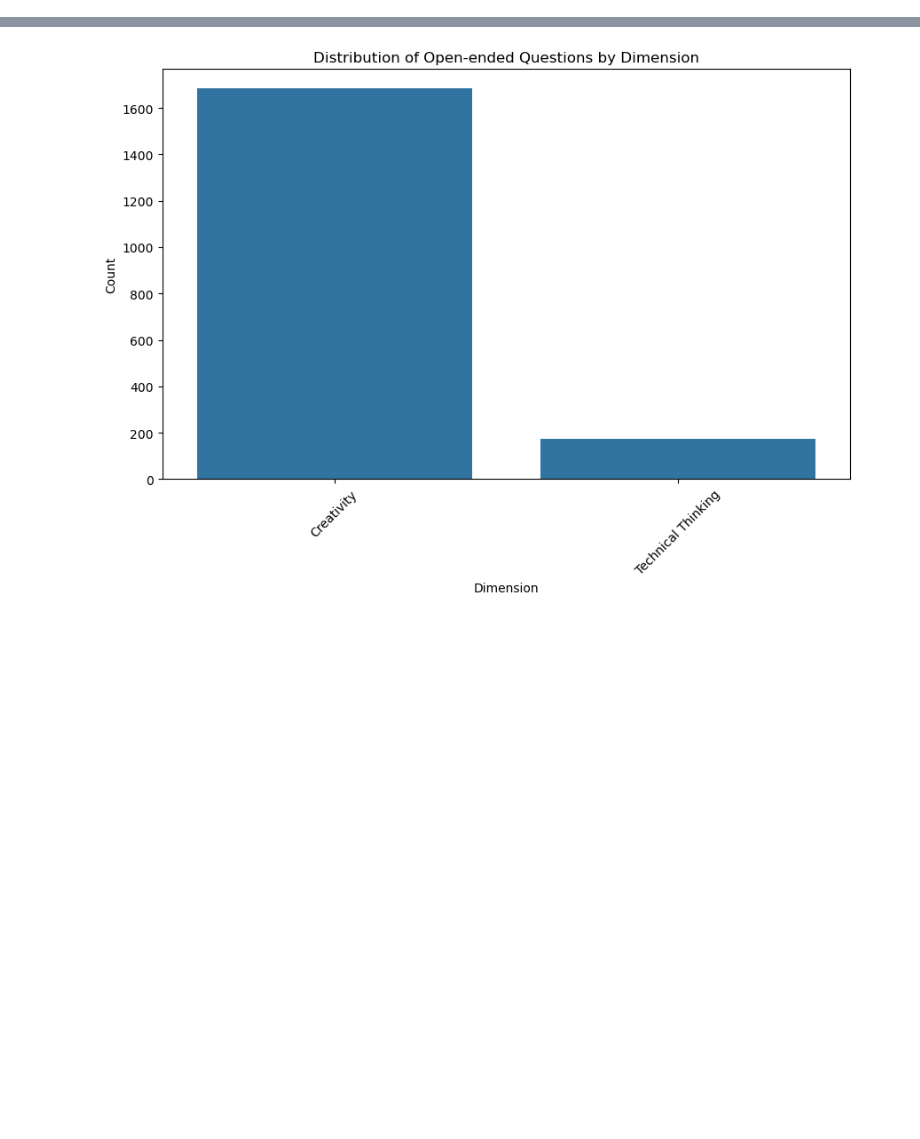
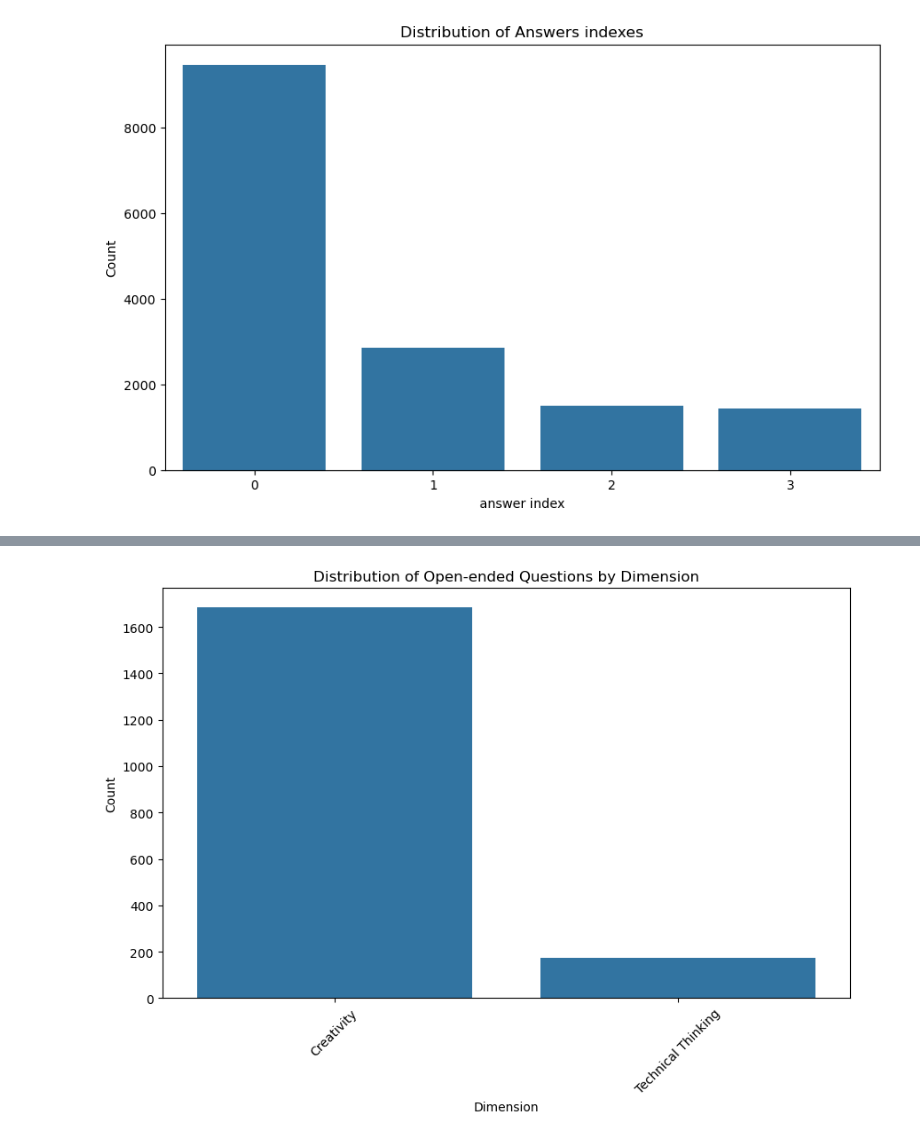
Before and after one commit to you66-s/cogni-eval, a Jupyter notebook: dataset_eda/eda.ipynb, the cells around one changed output, grey strips where cells are left out. Saved outputs shown, nothing was run; the diff lists cells and outputs as text; code cells hidden in the pictures; blank space fills up the shorter version.

```diff
--- a/dataset_eda/eda.ipynb
+++ b/dataset_eda/eda.ipynb
@@ -34,3 +38,13 @@ plt.show()
+# %%
+# dimensions distribution
+plt.figure(figsize=(10, 6))
+sns.barplot(x='answer_index', y='count', data=dataset['answer_index'].value_counts().reset_index(name='count'))
+plt.title('Distribution of Answers indexes')
+plt.xlabel('answer index')
+plt.ylabel('Count')
+plt.show()
+# %% [output]
+[figure, added]
 # %%
 questions_per_dimension = dataset.groupby('dimension').size().reset_index(name='count')
 plt.figure(figsize=(10, 6))
```
Also changed, not shown: parts of 7 cells of this notebook.
